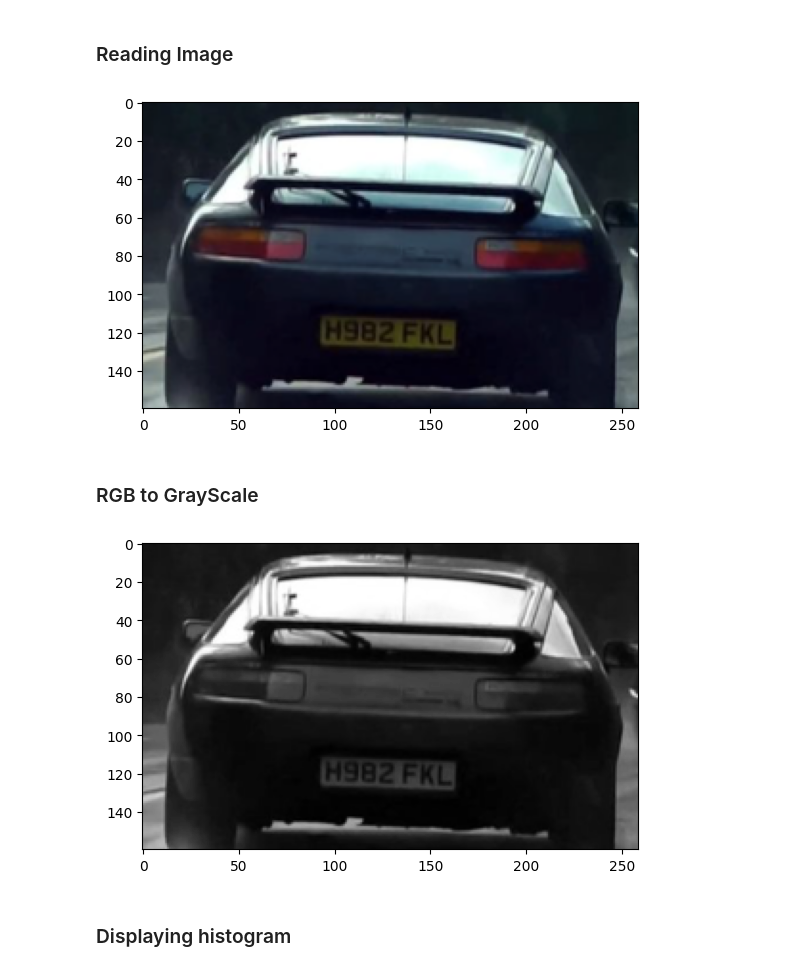
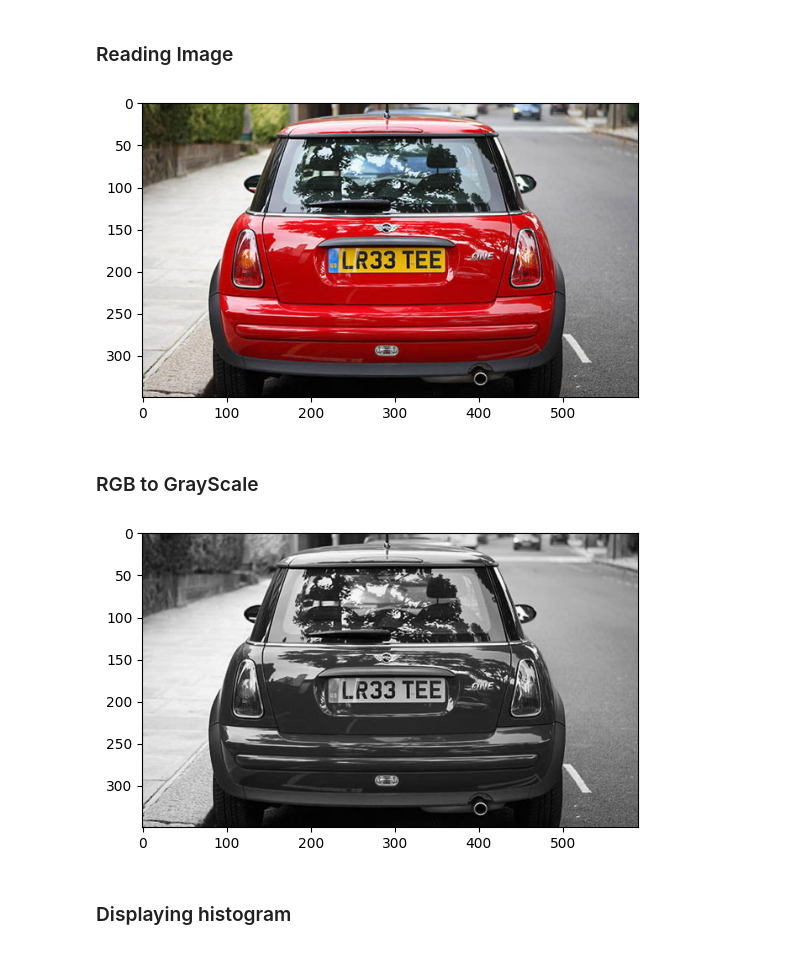
Before and after one commit to DoniaMetwalli/Csci451_Project, a Jupyter notebook: Codes/projecto.ipynb, the cells around one changed output. Saved outputs shown, nothing was run; the diff lists cells and outputs as text; code cells hidden in the pictures.

```diff
--- a/Codes/projecto.ipynb
+++ b/Codes/projecto.ipynb
@@ -10,18 +11,19 @@ from matplotlib.pyplot import imshow, show, hist
 # %% [markdown]
 ### Reading Image
 # %%
-# car_image = io.imread("../dataset/Cars211.png")
-car_image = io.imread("../Codes/Cars251.png")
+image_path = "../dataset/Cars163.png"
+car_image = io.imread(image_path)
+# car_image = io.imread("../Codes/Cars251.png")
 imshow(car_image);
 # %% [output]
-[figure, old version]
+[figure, new version]
 # %% [markdown]
 ### RGB to GrayScale
 # %%
 car_image_gray = (rgb2gray(car_image[:,:,:3])*255).astype('uint8')
 imshow(car_image_gray, "gray");
 # %% [output]
-[figure, old version]
+[figure, new version]
 # %% [markdown]
 ### Displaying histogram
 # %%
```
Also changed, not shown: parts of 12 cells of this notebook, 4 other files.
